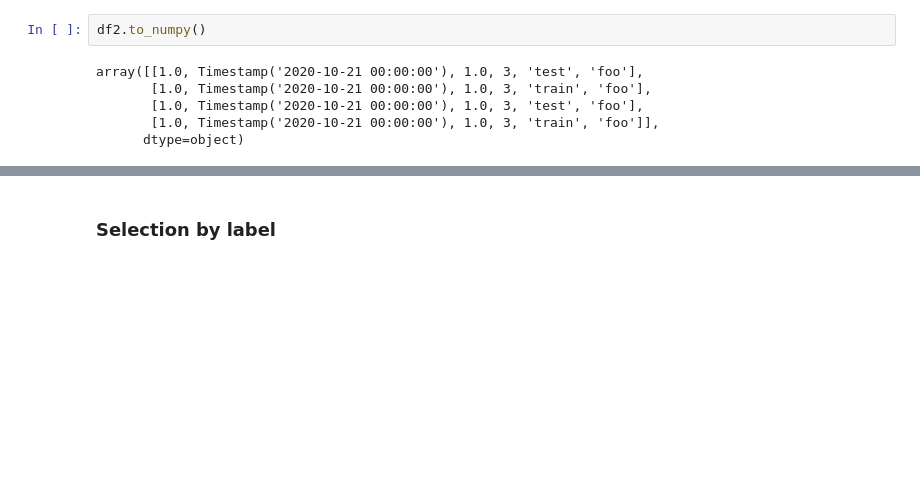
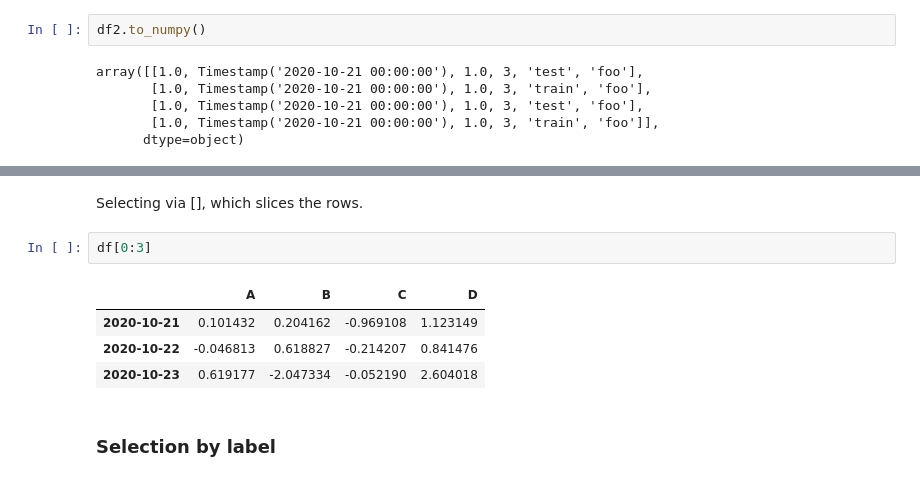
Before and after one commit to Rainbowpen/AI_and_security_2020, a Jupyter notebook: 20201021_pandas_in_ten_min.ipynb, the cells around one changed output, grey strips where cells are left out. Saved outputs shown, nothing was run; the diff lists cells and outputs as text; blank space fills up the shorter version.

```diff
--- a/20201021_pandas_in_ten_min.ipynb
+++ b/20201021_pandas_in_ten_min.ipynb
@@ -153,3 +178,12 @@ df.sort_index(axis=1, ascending=False)
+# %% [markdown]
+Selecting via [], which slices the rows.
+# %%
+df[0:3]
+# %% [output]
+|  | A | B | C | D |
+| 2020-10-21 | 0.101432 | 0.204162 | -0.969108 | 1.123149 |
+| 2020-10-22 | -0.046813 | 0.618827 | -0.214207 | 0.841476 |
+| 2020-10-23 | 0.619177 | -2.047334 | -0.052190 | 2.604018 |
 # %% [markdown]
 ### Selection by label
 # %%
```
Also changed, not shown: parts of 58 cells of this notebook.
